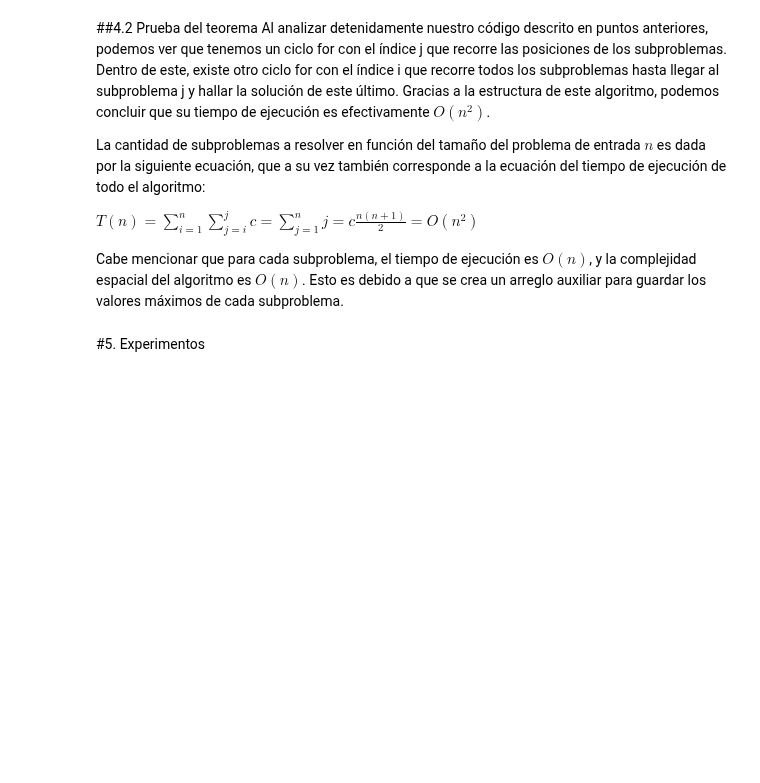
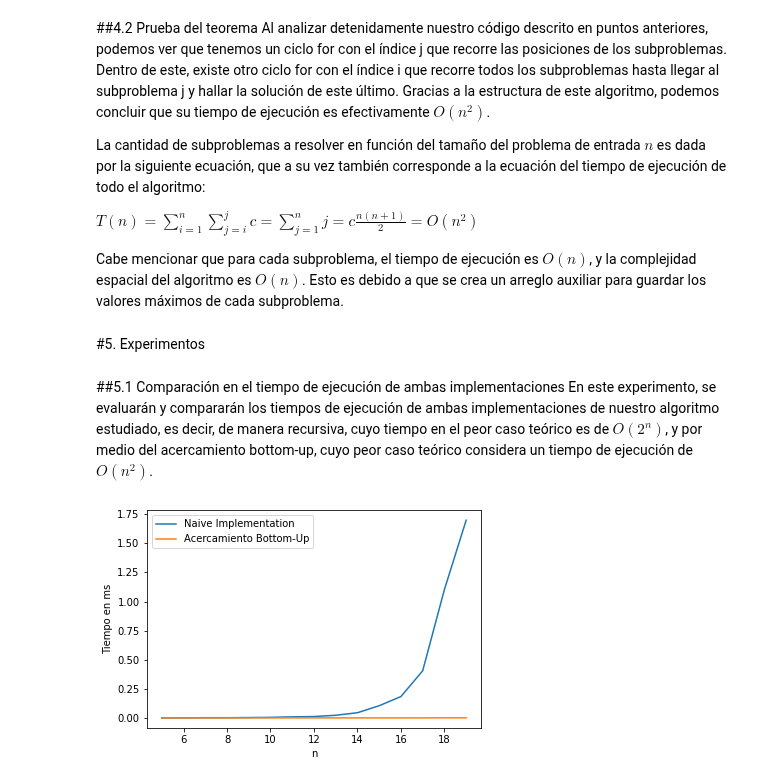
Before and after one commit to Sylver640/ADA-Informes, a Jupyter notebook: Informe_CutRod.ipynb, the cells around one changed output. Drawn from its saved outputs; the diff is of its cells as text; code cells hidden in the pictures; blank space fills up the shorter version.

```diff
--- a/Informe_CutRod.ipynb
+++ b/Informe_CutRod.ipynb
@@ -336,3 +336,35 @@ $T(n) = \sum\limits_{i=1}^{n}\sum\limits_{j=i}^{j} c = \sum\limits_{j=1}^{n} j =
 Cabe mencionar que para cada subproblema, el tiempo de ejecución es $O(n)$, y la complejidad espacial del algoritmo es $O(n)$. Esto es debido a que se crea un arreglo auxiliar para guardar los valores máximos de cada subproblema.
 # %% [markdown]
 #5. Experimentos
+# %% [markdown]
+##5.1 Comparación en el tiempo de ejecución de ambas implementaciones
+En este experimento, se evaluarán y compararán los tiempos de ejecución de ambas implementaciones de nuestro algoritmo estudiado, es decir, de manera recursiva, cuyo tiempo en el peor caso teórico es de $O(2^n)$, y por medio del acercamiento bottom-up, cuyo peor caso teórico considera un tiempo de ejecución de $O(n^2)$.
+# %%
+import random
+import datetime
+from timeit import repeat
+import matplotlib.pyplot as plt
+
+x1 = []; y1 = []; y2 = []
+verbose = False
+
+for n in range(5, 20):
+  prices = cutrod_instance_generator(n)
+  k = n-1
+
+  r = repeat(setup="from __main__ import cutRod_naiveImplementation", stmt = f"cutRod_naiveImplementation({prices},{k},{verbose})", repeat = 1, number = 10)
+  y1.append(r)
+  t = repeat(setup="from __main__ import cutRod_bottomUpImplementation", stmt = f"cutRod_bottomUpImplementation({prices},{k},{verbose})", repeat = 1, number = 10)
+  y2.append(t)
+
+  x1.append(n)
+
+plt.plot(x1,y1)
+plt.plot(x1,y2)
+plt.legend(["Naive Implementation","Acercamiento Bottom-Up"])
+
+plt.xlabel("n")
+plt.ylabel("Tiempo en ms")
+plt.show()
+# %% [output]
+[figure, added]
```
Also changed, not shown: parts of 4 cells of this notebook.
